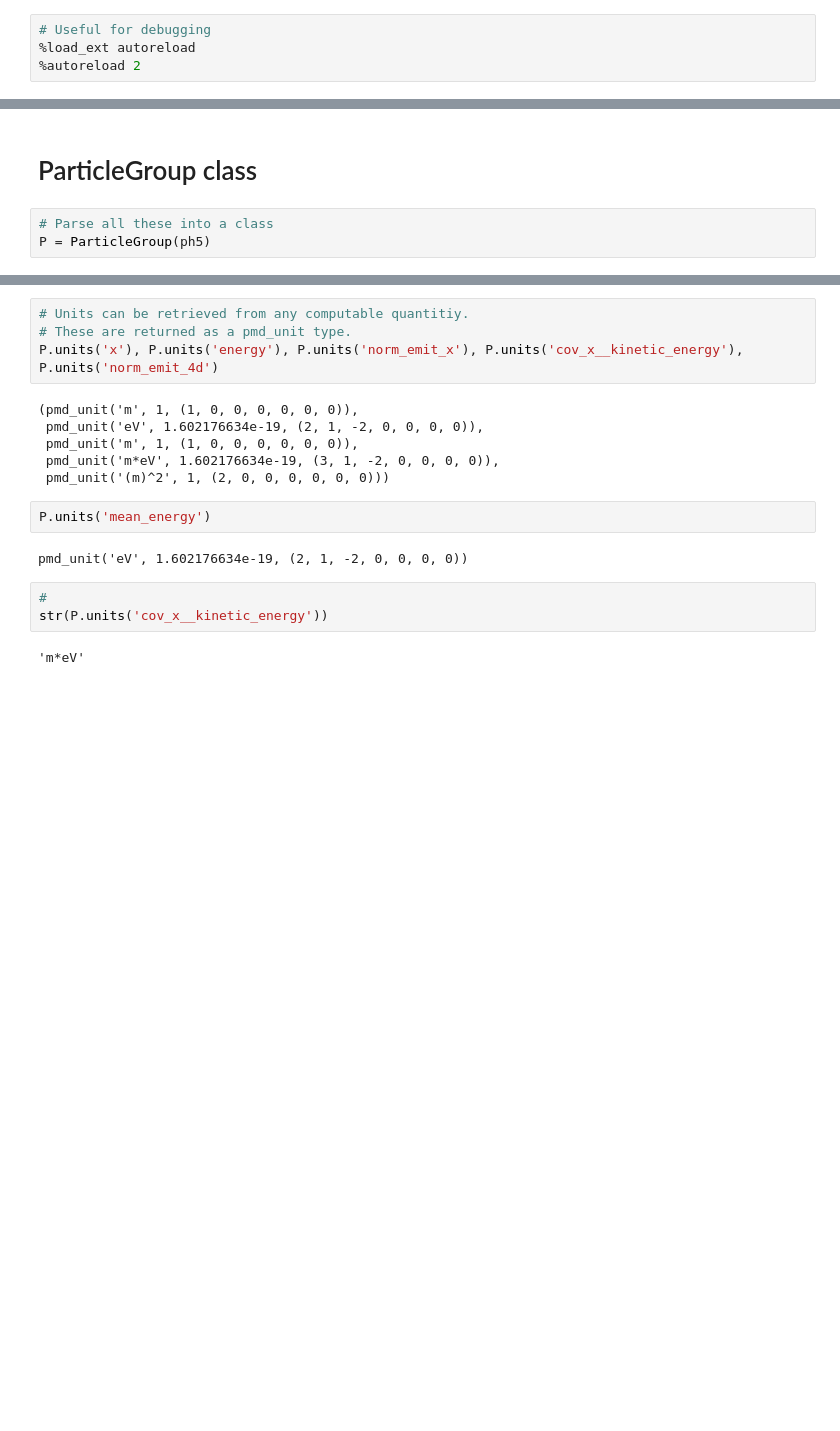
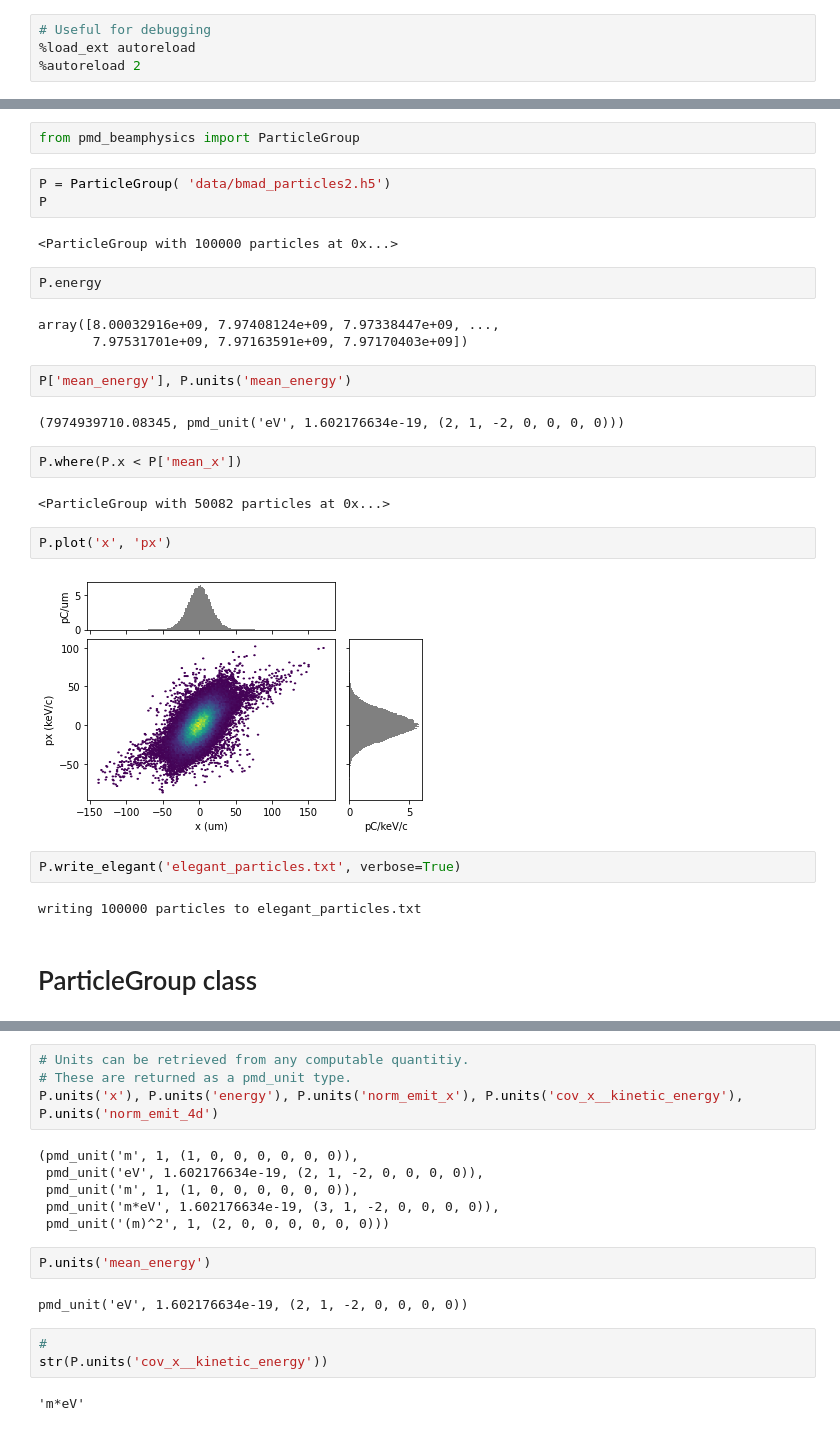
Before and after one commit to ChristopherMayes/openPMD-beamphysics, a Jupyter notebook: examples/particle_examples.ipynb, the cells around one changed output, grey strips where cells are left out. Cells and saved outputs as stored; diff of their text form; blank space fills up the shorter version.

```diff
--- a/examples/particle_examples.ipynb
+++ b/examples/particle_examples.ipynb
@@ -61,8 +9,33 @@ weight [constant 1e-15 with shape [10000]] is a charge with units: C
+# %%
+from pmd_beamphysics import ParticleGroup
+# %%
+P = ParticleGroup( 'data/bmad_particles2.h5')
+P
+# %% [output]
+<ParticleGroup with 100000 particles at 0x...>
+# %%
+P.energy
+# %% [output]
+array([8.00032916e+09, 7.97408124e+09, 7.97338447e+09, ...,
+       7.97531701e+09, 7.97163591e+09, 7.97170403e+09])
+# %%
+P['mean_energy'], P.units('mean_energy')
+# %% [output]
+(7974939710.08345, pmd_unit('eV', 1.602176634e-19, (2, 1, -2, 0, 0, 0, 0)))
+# %%
+P.where(P.x < P['mean_x'])
+# %% [output]
+<ParticleGroup with 50082 particles at 0x...>
+# %%
+P.plot('x', 'px')
+# %% [output]
+[figure, added]
+# %%
+P.write_elegant('elegant_particles.txt', verbose=True)
+# %% [output]
+writing 100000 particles to elegant_particles.txt
 # %% [markdown]
 # ParticleGroup class
-# %%
-# Parse all these into a class
-P = ParticleGroup(ph5)
 # %%
 ?P
 # %% [output]
```
Also changed, not shown: parts of 34 cells of this notebook.
